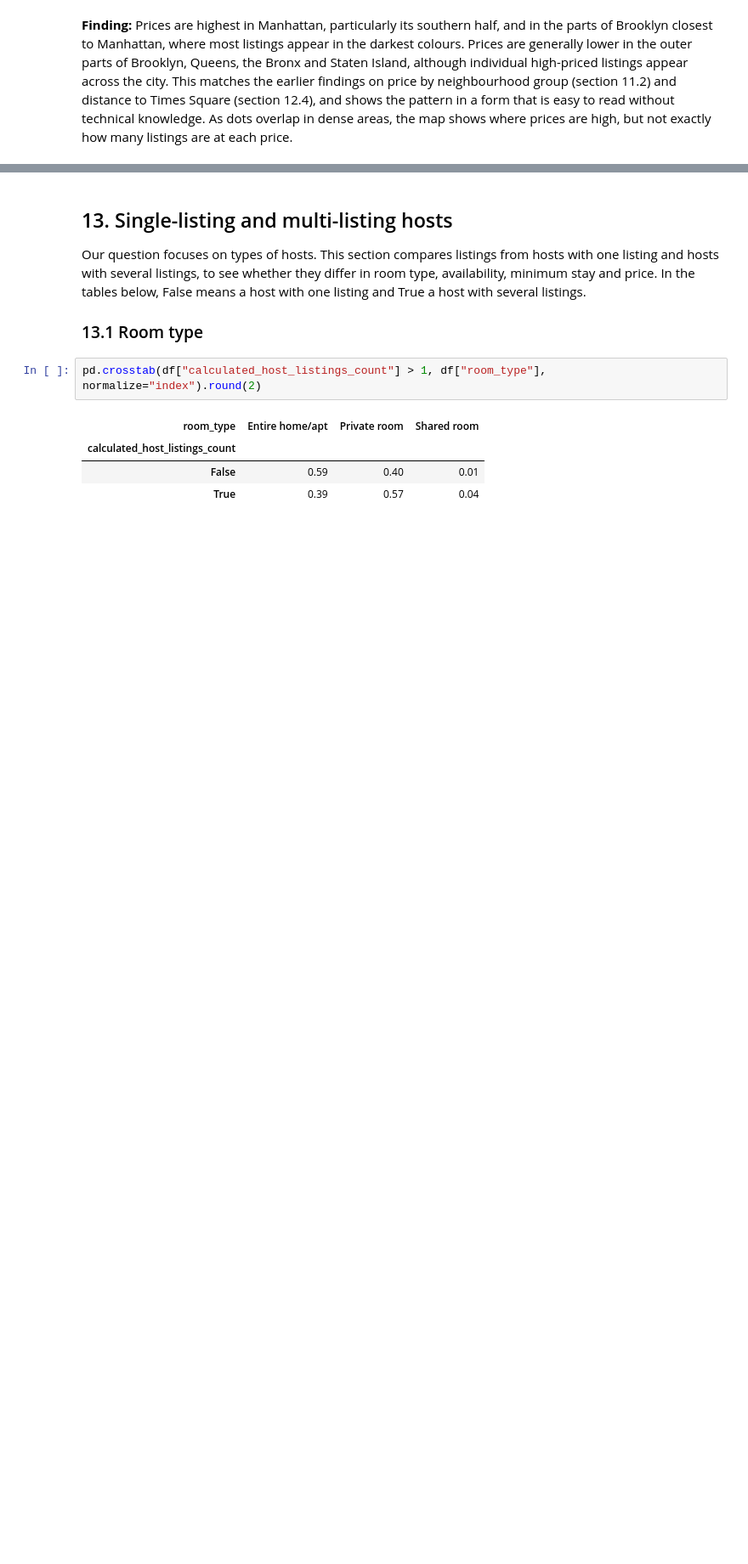
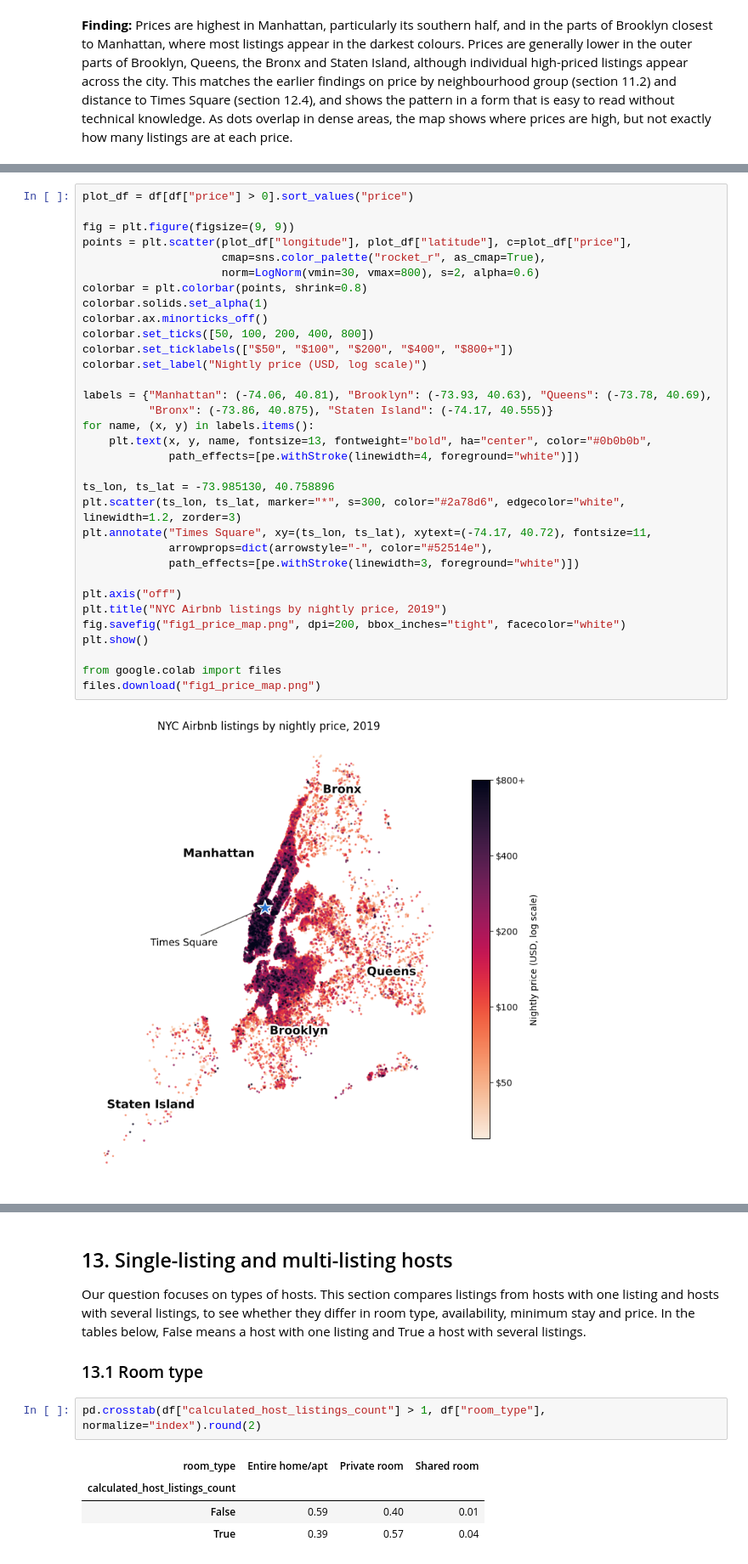
Before and after one commit to aabouraya/airbnb-nyc-pricing-segments, a Jupyter notebook: notebooks/01_data_exploration.ipynb, the cells around one changed output, grey strips where cells are left out. Shown at 85% size. Cells and saved outputs as stored; diff of their text form; blank space fills up the shorter version.

Commit message:
Add labelled price map for the report (section 12.6)

```diff
--- a/notebooks/01_data_exploration.ipynb
+++ b/notebooks/01_data_exploration.ipynb
@@ -809,0 +814,35 @@ plt.show()
+# %%
+plot_df = df[df["price"] > 0].sort_values("price")
+
+fig = plt.figure(figsize=(9, 9))
+points = plt.scatter(plot_df["longitude"], plot_df["latitude"], c=plot_df["price"],
+                     cmap=sns.color_palette("rocket_r", as_cmap=True),
+                     norm=LogNorm(vmin=30, vmax=800), s=2, alpha=0.6)
+colorbar = plt.colorbar(points, shrink=0.8)
+colorbar.solids.set_alpha(1)
+colorbar.ax.minorticks_off()
+colorbar.set_ticks([50, 100, 200, 400, 800])
+colorbar.set_ticklabels(["$50", "$100", "$200", "$400", "$800+"])
+colorbar.set_label("Nightly price (USD, log scale)")
+
+labels = {"Manhattan": (-74.06, 40.81), "Brooklyn": (-73.93, 40.63), "Queens": (-73.78, 40.69),
+          "Bronx": (-73.86, 40.875), "Staten Island": (-74.17, 40.555)}
+for name, (x, y) in labels.items():
+    plt.text(x, y, name, fontsize=13, fontweight="bold", ha="center", color="#0b0b0b",
+             path_effects=[pe.withStroke(linewidth=4, foreground="white")])
+
+ts_lon, ts_lat = -73.985130, 40.758896
+plt.scatter(ts_lon, ts_lat, marker="*", s=300, color="#2a78d6", edgecolor="white", linewidth=1.2, zorder=3)
+plt.annotate("Times Square", xy=(ts_lon, ts_lat), xytext=(-74.17, 40.72), fontsize=11,
+             arrowprops=dict(arrowstyle="-", color="#52514e"),
+             path_effects=[pe.withStroke(linewidth=3, foreground="white")])
+
+plt.axis("off")
+plt.title("NYC Airbnb listings by nightly price, 2019")
+fig.savefig("fig1_price_map.png", dpi=200, bbox_inches="tight", facecolor="white")
+plt.show()
+
+from google.colab import files
+files.download("fig1_price_map.png")
+# %% [output]
+[figure, added]
```
Also changed, not shown: parts of 4 cells of this notebook.
